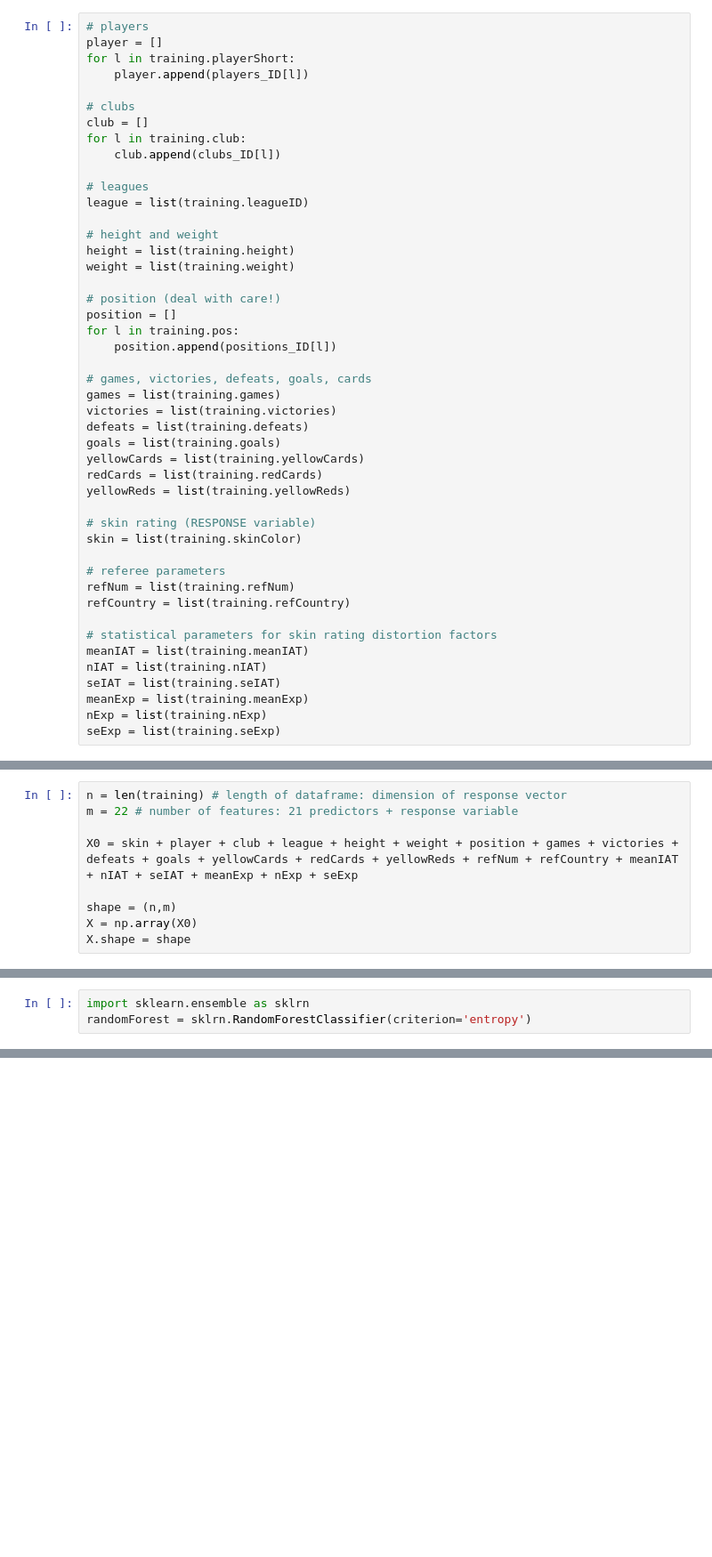
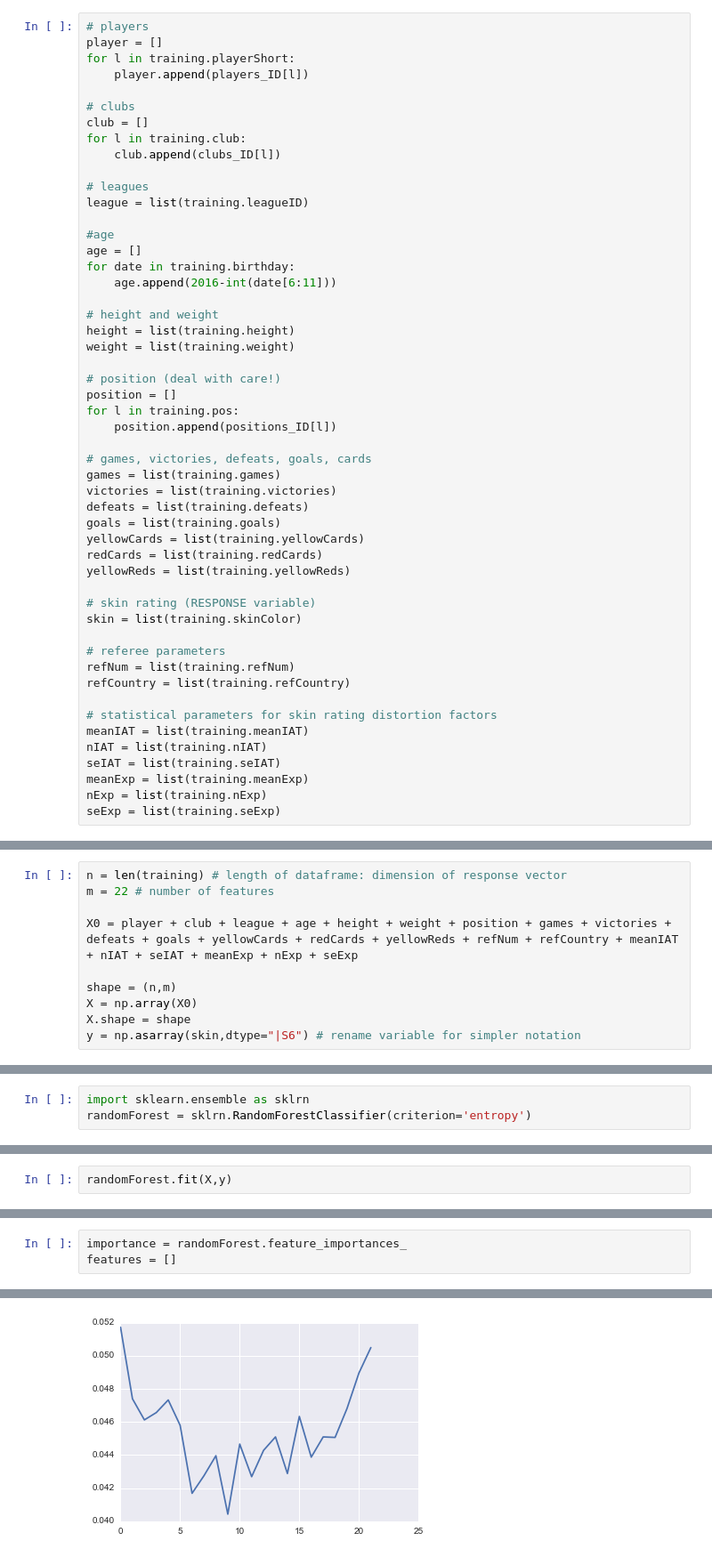
Before and after one commit to Bondzio/ADA_hw2016, a Jupyter notebook: 04 - Applied ML/AppliedML.ipynb, the cells around one changed output, grey strips where cells are left out. Shown at 89% size. Cells and saved outputs as stored; diff of their text form; blank space fills up the shorter version.

```diff
--- a/04 - Applied ML/AppliedML.ipynb
+++ b/04 - Applied ML/AppliedML.ipynb
@@ -662,6 +662,11 @@ for l in training.club:
 
 # leagues
 league = list(training.leagueID)
+
+#age
+age = []
+for date in training.birthday:
+    age.append(2016-int(date[6:11]))
 
 # height and weight
 height = list(training.height)
@@ -699,13 +704,14 @@ seExp = list(training.seExp)
 Now we define the model matrix *X* through appending and reshaping:
 # %%
 n = len(training) # length of dataframe: dimension of response vector
-m = 22 # number of features: 21 predictors + response variable
+m = 22 # number of features
 
-X0 = skin + player + club + league + height + weight + position + games + victories + defeats + goals + yellowCards + redCards + yellowReds + refNum + refCountry + meanIAT + nIAT + seIAT + meanExp + nExp + seExp
+X0 = player + club + league + age + height + weight + position + games + victories + defeats + goals + yellowCards + redCards + yellowReds + refNum + refCountry + meanIAT + nIAT + seIAT + meanExp + nExp + seExp
 
 shape = (n,m)
 X = np.array(X0)
 X.shape = shape
+y = np.asarray(skin,dtype="|S6") # rename variable for simpler notation
 # %% [markdown]
 At this point we are ready to run the model on the matrix X.
 # %% [markdown]
@@ -715,0 +724,2 @@ randomForest = sklrn.RandomForestClassifier(criterion='entropy')
+# %%
+randomForest.fit(X,y)
@@ -715,0 +733,4 @@ randomForest = sklrn.RandomForestClassifier(criterion='entropy')
+# %%
+importance = randomForest.feature_importances_
+features = []
+# %% [output]
@@ -715,0 +738 @@ randomForest = sklrn.RandomForestClassifier(criterion='entropy')
+[figure, added]
```
Also changed, not shown: parts of 11 cells of this notebook.
